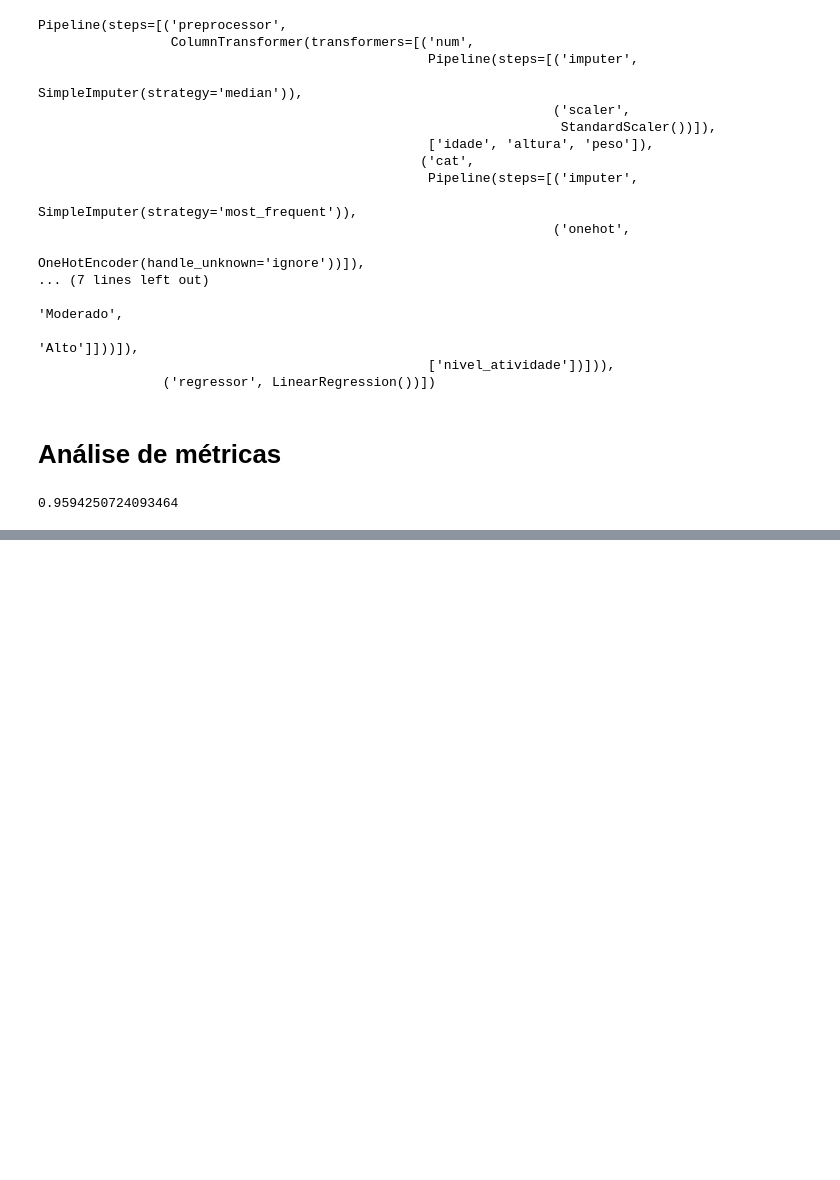
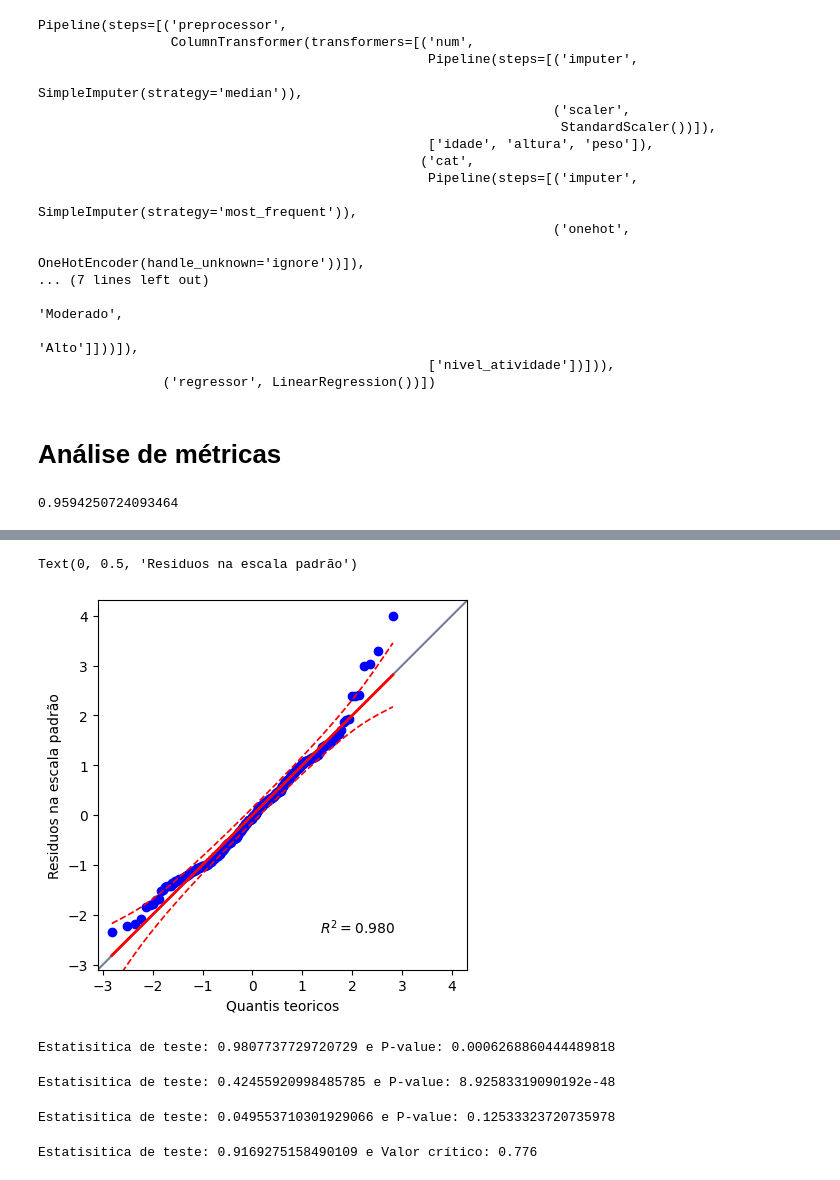
Before and after one commit to sjunqueira/LinearModelMulti, a Jupyter notebook: model.ipynb, the cells around one changed output, grey strips where cells are left out. Drawn from its saved outputs; the diff is of its cells as text; code cells hidden in the pictures; blank space fills up the shorter version.

```diff
--- a/model.ipynb
+++ b/model.ipynb
@@ -430,0 +474,38 @@ r2_score(y_test, y_pred)
+# %%
+# Checar se residuos seguem distribuiçlãop normal
+# QQ plot
+import pingouin as pg
+
+pg.qqplot(residuos_std, dist='norm', confidence=0.95)
+plt.xlabel('Quantis teoricos')
+plt.ylabel('Residuos na escala padrão')
+# %% [output]
+Text(0, 0.5, 'Residuos na escala padrão')
+[figure, added]
+# %%
+# Teste de normalidade
+from scipy.stats import shapiro, kstest, anderson
+from statsmodels.stats.diagnostic import lilliefors, het_goldfeldquandt
+
+stat_shapiro, p_values_shapiro = shapiro(residuos)
+print('Estatisitica de teste Shapiro: {} e P-value: {}'.format(stat_shapiro, p_values_shapiro))
+# %% [output]
+Estatisitica de teste: 0.9807737729720729 e P-value: 0.0006268860444489818
+# %%
+# Teste de Kolgomorov-Smirnov
+stat_kstest, p_values_kstest = kstest(residuos, 'norm')
+print('Estatisitica de teste Kalgamarov: {} e P-value: {}'.format(stat_kstest, p_values_kstest))
+# %% [output]
+Estatisitica de teste: 0.42455920998485785 e P-value: 8.92583319090192e-48
+# %%
+#Teste de Liliefors
+stat_ll, p_values_ll = lilliefors(residuos, dist='norm', pvalmethod='table')
+print('Estatisitica de teste Lilifors: {} e P-value: {}'.format(stat_ll, p_values_ll))
+# %% [output]
+Estatisitica de teste: 0.049553710301929066 e P-value: 0.12533323720735978
+# %%
+#Teste de Anderson
+stat_anderson, criticos_anderson, sign_anderson = anderson(residuos, dist='norm')
+print('Estatisitica de teste Anderson: {} e Valor crítico: {}'.format(stat_anderson, criticos_anderson[2] ))
+# %% [output]
+Estatisitica de teste: 0.9169275158490109 e Valor crítico: 0.776
```
Also changed, not shown: parts of 14 cells of this notebook, 4 other files.
